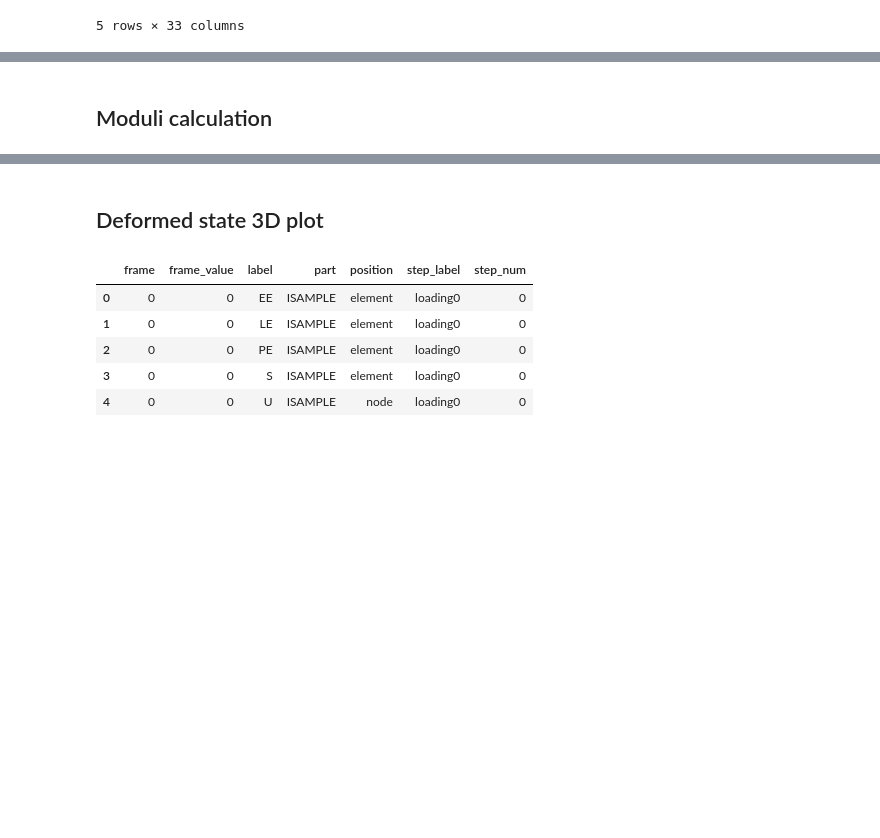
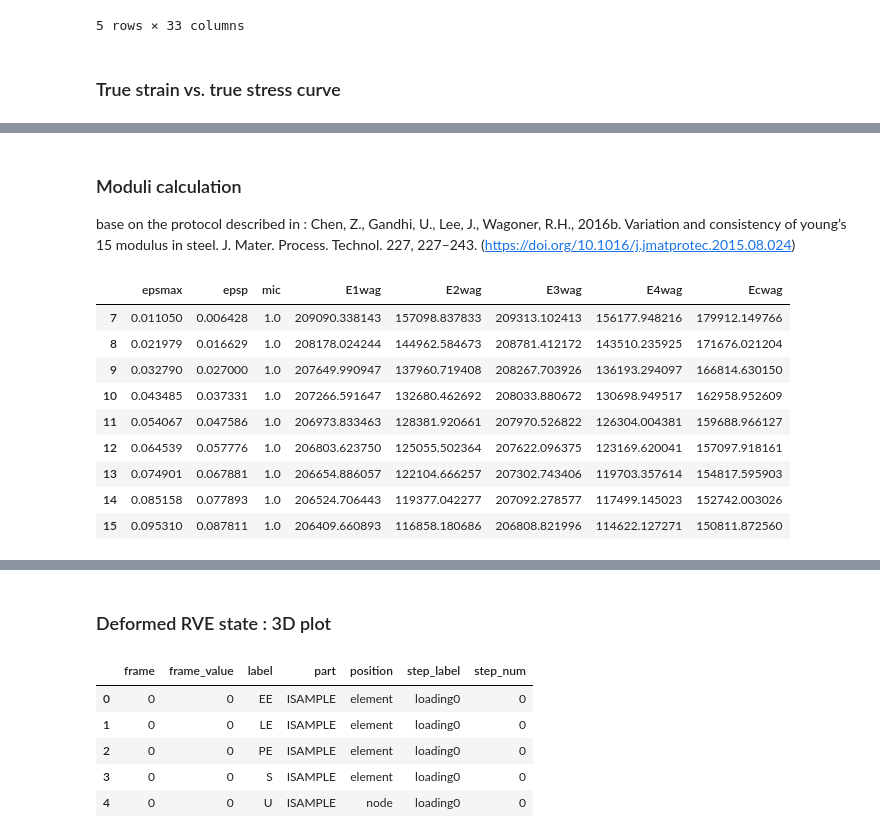
Before and after one commit to lcharleux/compmod2, a Jupyter notebook: doc/notebooks/DP_moduli/DP_steel.ipynb, the cells around one changed output, grey strips where cells are left out. Drawn from its saved outputs; the diff is of its cells as text; code cells hidden in the pictures; blank space fills up the shorter version.

Commit message:
DP steel tutorial update

```diff
--- a/doc/notebooks/DP_moduli/DP_steel.ipynb
+++ b/doc/notebooks/DP_moduli/DP_steel.ipynb
@@ -159,6 +149,8 @@ data.head()
 | 3 | 0.999793 | 1.000226 | 1.000226 | 1.000333 | 0.999900 | 0.999900 | 0.000333 | -0.000100 | -0.000100 | 0.011713 | ... | ... |
 | 4 | 0.999727 | 1.000305 | 1.000305 | 1.000444 | 0.999866 | 0.999866 | 0.000444 | -0.000134 | -0.000134 | 0.020695 | ... | ... |
 5 rows × 33 columns
+# %% [markdown]
+### True strain vs. true stress curve
 # %%
 plt.figure()
 for i in data.step.s.unique():
@@ -173,8 +165,23 @@ plt.show()
 # %% [output]
 [interactive output not drawn]
 [interactive output not drawn]
-# %% [markdown]
-## Moduli calculation
+# %% [markdown]
+### Moduli calculation
+base on the protocol described in : Chen, Z., Gandhi, U., Lee, J., Wagoner, R.H., 2016b. Variation and consistency of young’s
+15 modulus in steel. J. Mater. Process. Technol. 227, 227–243. (https://doi.org/10.1016/j.jmatprotec.2015.08.024)
+# %%
+moduli
+# %% [output]
+|  | epsmax | epsp | mic | E1wag | E2wag | E3wag | E4wag | Ecwag |
+| 7 | 0.011050 | 0.006428 | 1.0 | 209090.338143 | 157098.837833 | 209313.102413 | 156177.948216 | 179912.149766 |
+| 8 | 0.021979 | 0.016629 | 1.0 | 208178.024244 | 144962.584673 | 208781.412172 | 143510.235925 | 171676.021204 |
+| 9 | 0.032790 | 0.027000 | 1.0 | 207649.990947 | 137960.719408 | 208267.703926 | 136193.294097 | 166814.630150 |
+| 10 | 0.043485 | 0.037331 | 1.0 | 207266.591647 | 132680.462692 | 208033.880672 | 130698.949517 | 162958.952609 |
+| 11 | 0.054067 | 0.047586 | 1.0 | 206973.833463 | 128381.920661 | 207970.526822 | 126304.004381 | 159688.966127 |
+| 12 | 0.064539 | 0.057776 | 1.0 | 206803.623750 | 125055.502364 | 207622.096375 | 123169.620041 | 157097.918161 |
+| 13 | 0.074901 | 0.067881 | 1.0 | 206654.886057 | 122104.666257 | 207302.743406 | 119703.357614 | 154817.595903 |
+| 14 | 0.085158 | 0.077893 | 1.0 | 206524.706443 | 119377.042277 | 207092.278577 | 117499.145023 | 152742.003026 |
+| 15 | 0.095310 | 0.087811 | 1.0 | 206409.660893 | 116858.180686 | 206808.821996 | 114622.127271 | 150811.872560 |
 # %%
 def modulus(strain, stress, low, high, order = 1):
     smax = stress.max()
@@ -223,7 +231,7 @@ plt.show()
 [interactive output not drawn]
 [interactive output not drawn]
 # %% [markdown]
-## Deformed state 3D plot
+### Deformed RVE state : 3D plot
 # %%
 step_label = "loading8"
 frame = -1
```
Also changed, not shown: parts of 7 cells of this notebook.
